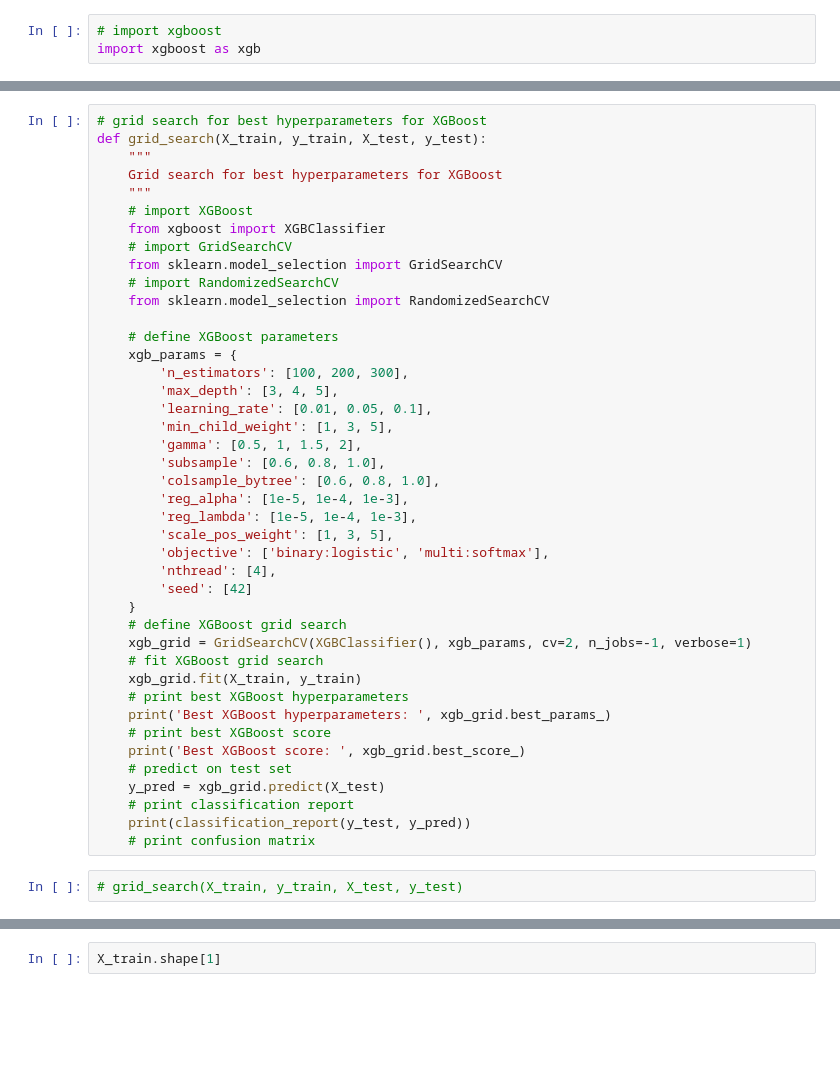
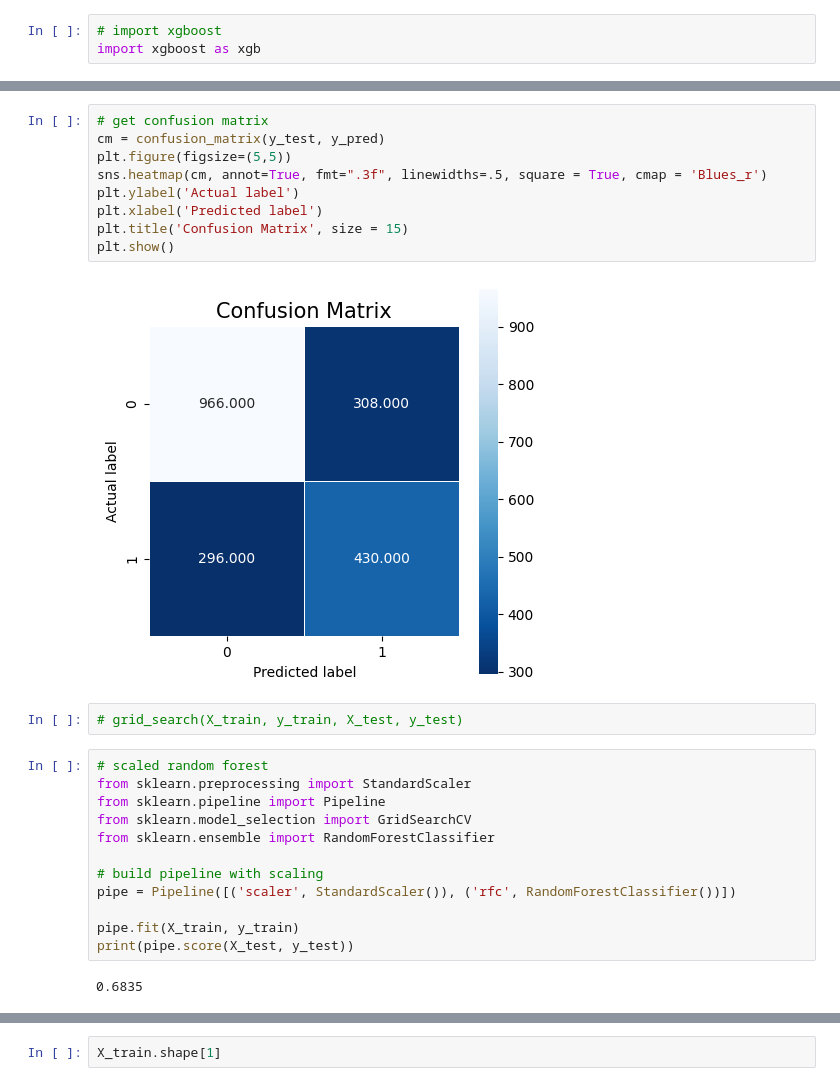
Before and after one commit to pokwir/Lighthouse-data-notes, a Jupyter notebook: NLP project/mini_project_V2.ipynb, the cells around one changed output, grey strips where cells are left out. Cells and saved outputs as stored; diff of their text form; blank space fills up the shorter version.

```diff
--- a/NLP project/mini_project_V2.ipynb
+++ b/NLP project/mini_project_V2.ipynb
@@ -651,44 +679,27 @@ weighted avg       1.00      0.81      0.89     25046
-# %%
-# grid search for best hyperparameters for XGBoost
-def grid_search(X_train, y_train, X_test, y_test):
-    """
-    Grid search for best hyperparameters for XGBoost
-    """
-    # import XGBoost
-    from xgboost import XGBClassifier
-    # import GridSearchCV
-    from sklearn.model_selection import GridSearchCV
-    # import RandomizedSearchCV
-    from sklearn.model_selection import RandomizedSearchCV
-
-    # define XGBoost parameters
-    xgb_params = {
-        'n_estimators': [100, 200, 300],
-        'max_depth': [3, 4, 5],
-        'learning_rate': [0.01, 0.05, 0.1],
-        'min_child_weight': [1, 3, 5],
-        'gamma': [0.5, 1, 1.5, 2],
-        'subsample': [0.6, 0.8, 1.0],
-        'colsample_bytree': [0.6, 0.8, 1.0],
-        'reg_alpha': [1e-5, 1e-4, 1e-3],
-        'reg_lambda': [1e-5, 1e-4, 1e-3],
-        'scale_pos_weight': [1, 3, 5],
-        'objective': ['binary:logistic', 'multi:softmax'],
-        'nthread': [4],
-        'seed': [42]
-    }
-    # define XGBoost grid search
-    xgb_grid = GridSearchCV(XGBClassifier(), xgb_params, cv=2, n_jobs=-1, verbose=1)
-    # fit XGBoost grid search
-    xgb_grid.fit(X_train, y_train)
-    # print best XGBoost hyperparameters
-    print('Best XGBoost hyperparameters: ', xgb_grid.best_params_)
-    # print best XGBoost score
-    print('Best XGBoost score: ', xgb_grid.best_score_)
-    # predict on test set
-    y_pred = xgb_grid.predict(X_test)
-    # print classification report
-    print(classification_report(y_test, y_pred))
-    # print confusion matrix
+# %%
+# get confusion matrix
+cm = confusion_matrix(y_test, y_pred)
+plt.figure(figsize=(5,5))
+sns.heatmap(cm, annot=True, fmt=".3f", linewidths=.5, square = True, cmap = 'Blues_r')
+plt.ylabel('Actual label')
+plt.xlabel('Predicted label')
+plt.title('Confusion Matrix', size = 15)
+plt.show()
+# %% [output]
+[figure, added]
 # %%
 # grid_search(X_train, y_train, X_test, y_test)
+# %%
+# scaled random forest
+from sklearn.preprocessing import StandardScaler
+from sklearn.pipeline import Pipeline
+from sklearn.model_selection import GridSearchCV
+from sklearn.ensemble import RandomForestClassifier
+
+# build pipeline with scaling
+pipe = Pipeline([('scaler', StandardScaler()), ('rfc', RandomForestClassifier())])
+
+pipe.fit(X_train, y_train)
+print(pipe.score(X_test, y_test))
+# %% [output]
+0.6835
```
Also changed, not shown: parts of 19 cells of this notebook, 17 other files.
